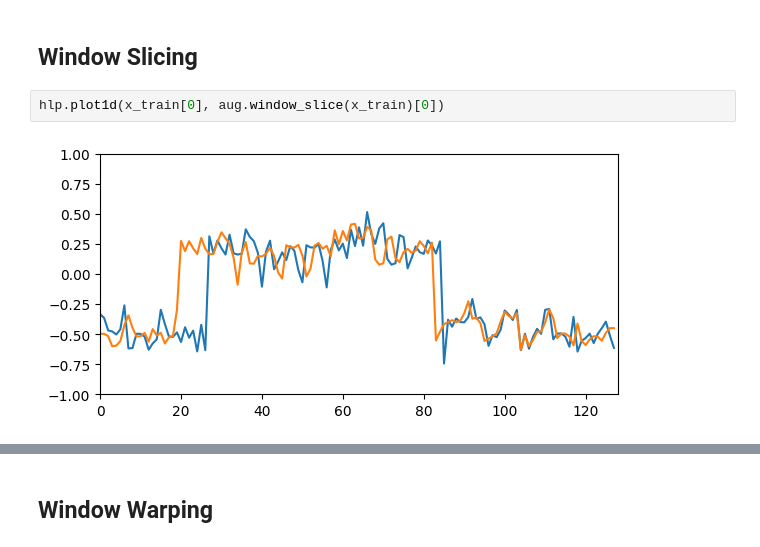
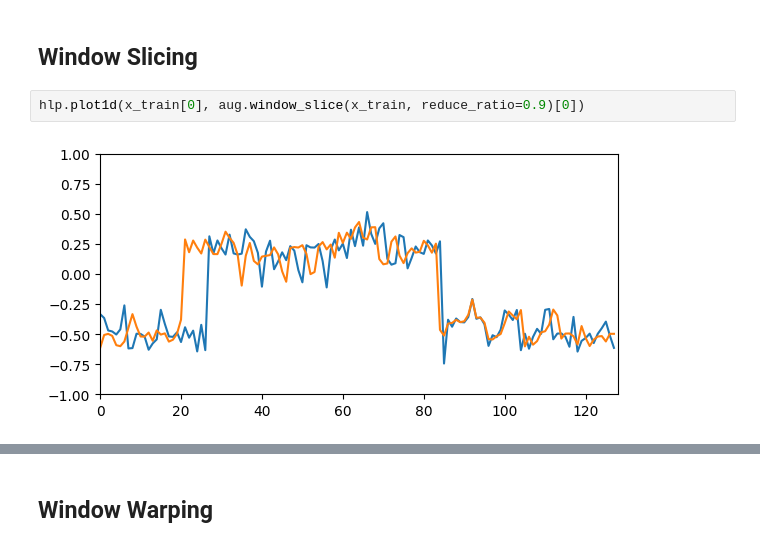
Before and after one commit to HOSEI-UNIV-IIST/time_series_augmentation_mix, a Jupyter notebook: example.ipynb, the cells around one changed output, grey strips where cells are left out. Drawn from its saved outputs; the diff is of its cells as text.

```diff
--- a/example.ipynb
+++ b/example.ipynb
@@ -74,6 +82,6 @@ hlp.plot1d(x_train[0], aug.rotation(x_train)[0])
 # %% [markdown]
 ## Window Slicing
 # %%
-hlp.plot1d(x_train[0], aug.window_slice(x_train)[0])
+hlp.plot1d(x_train[0], aug.window_slice(x_train, reduce_ratio=0.9)[0])
 # %% [output]
-[figure, old version]
+[figure, new version]
```
Also changed, not shown: parts of 14 cells of this notebook, 7 other files.
